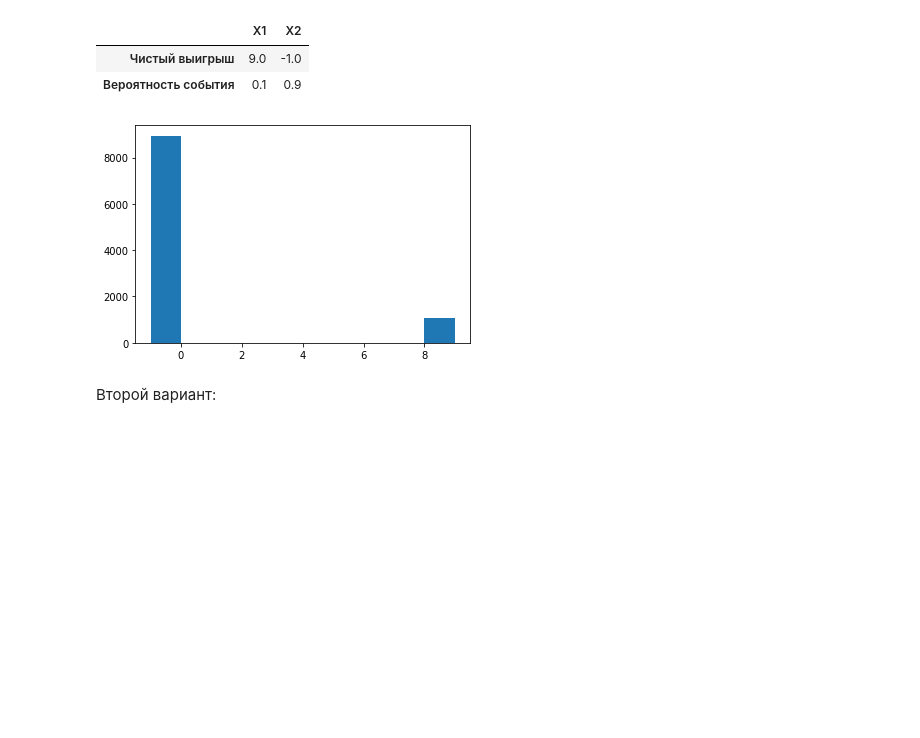
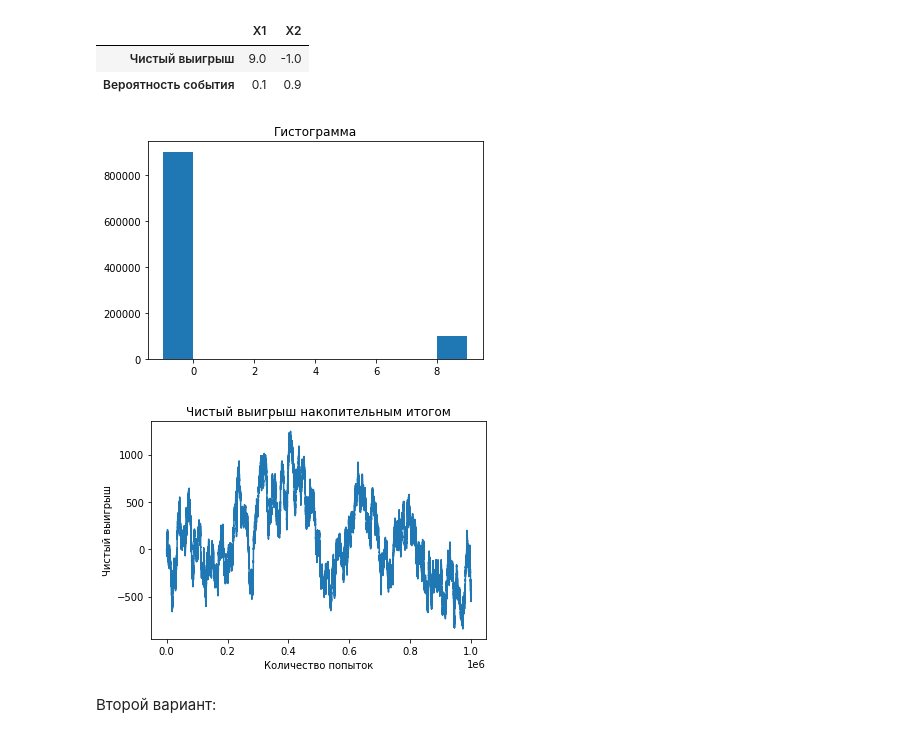
Before and after one commit to buxkirill/reboot_DA, a Jupyter notebook: math_stat/homeworks/Практика_к_занятию_11_empty.ipynb, the cells around one changed output. Cells and saved outputs as stored; diff of their text form; code cells hidden in the pictures; blank space fills up the shorter version.

```diff
--- a/math_stat/homeworks/Практика_к_занятию_11_empty.ipynb
+++ b/math_stat/homeworks/Практика_к_занятию_11_empty.ipynb
@@ -226,12 +226,20 @@ pd.DataFrame({'X1': [9, 0.1], 'X2': [-1, 0.9]}, index=['Чистый выигр
 | Чистый выигрыш | 9.0 | -1.0 |
 | Вероятность события | 0.1 | 0.9 |
 # %%
-n = 10000
+n = 1000000
 array = np.random.choice([9, -1], size=n, p=[0.1, 0.9])
 plt.hist(array)
+plt.title('Гистограмма')
 plt.show()
+
+plt.plot(np.cumsum(array))
+plt.title('Чистый выигрыш накопительным итогом')
+plt.ylabel('Чистый выигрыш')
+plt.xlabel('Количество попыток')
+plt.show()
 # %% [output]
-[figure, old version]
+[figure, new version]
+[figure, added]
 # %% [markdown]
 Второй вариант:
 # %%
```
